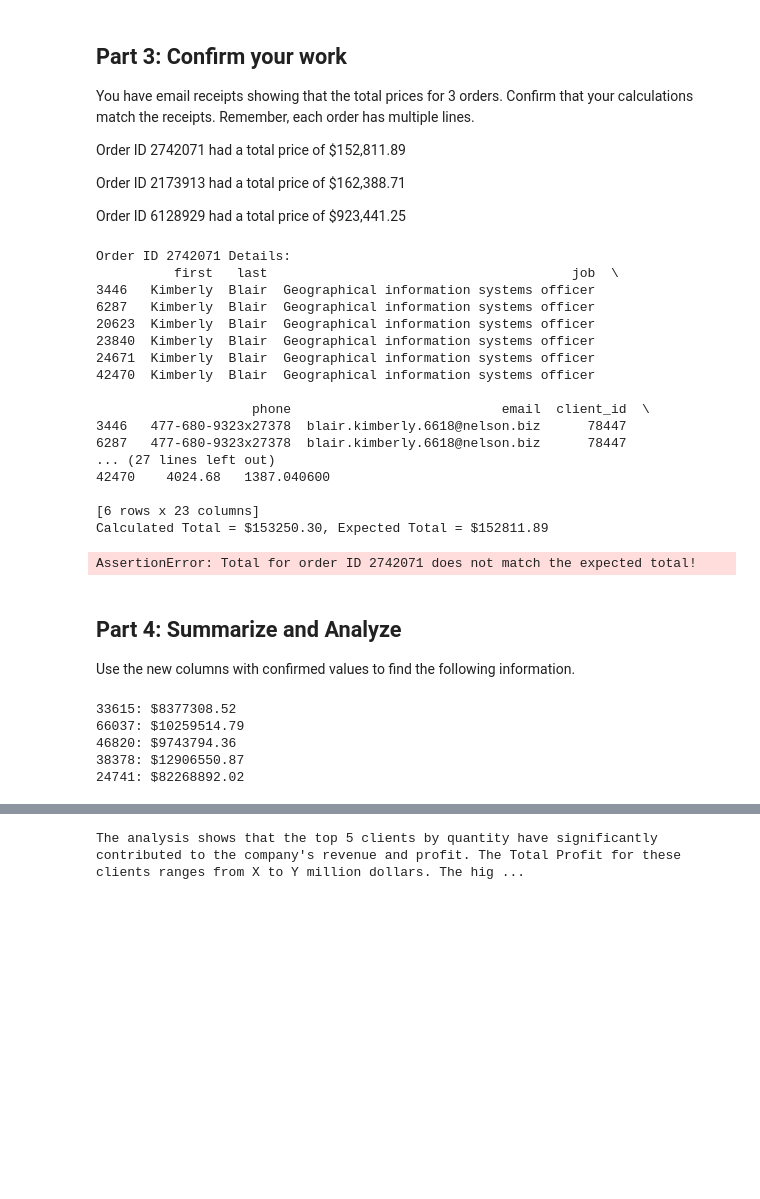
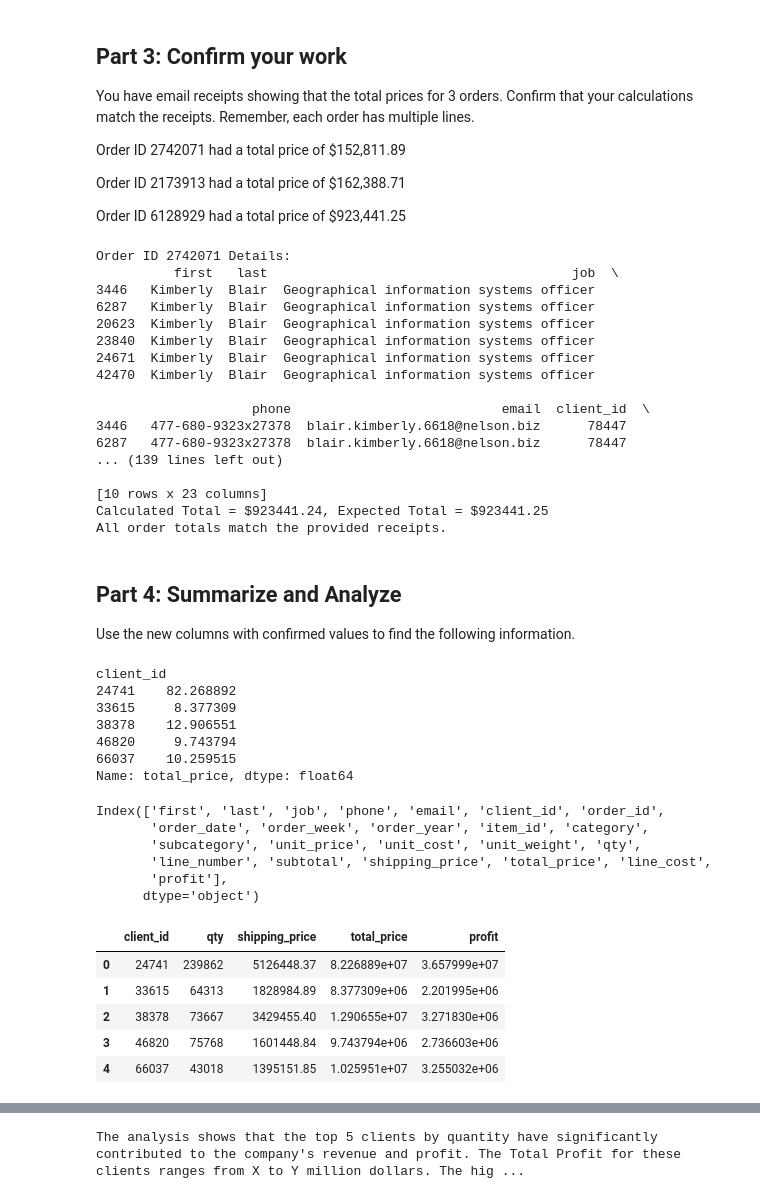
Before and after one commit to rmsreis/pandas-challenge-1, a Jupyter notebook: wholesale_data_analysis_starter_code.ipynb, the cells around one changed output, grey strips where cells are left out. Saved outputs shown, nothing was run; the diff lists cells and outputs as text; code cells hidden in the pictures; blank space fills up the shorter version.

```diff
--- a/wholesale_data_analysis_starter_code.ipynb
+++ b/wholesale_data_analysis_starter_code.ipynb
@@ -111,7 +131,13 @@ df['subtotal'] = df['unit_price'] * df['qty']
 # %%
 # Create a column for shipping price.
 # Assume a shipping price of $7 per pound for orders over 50 pounds and $10 per pound for items 50 pounds or under.
-def calculate_shipping_price(weight):
-    return 7 * weight if weight > 50 else 10 * weight
 
-df['shipping_price'] = df['unit_weight'] * df['qty'].apply(calculate_shipping_price)
+df['shipping_price'] = df.apply(
+                    lambda row: 7 * row['unit_weight'] * row['qty']
+                    if
+                    row['unit_weight'] * row['qty'] > 50
+                    else
+                    10 * row['unit_weight'] * row['qty'], axis=1
+                    )
+
+df.head()
@@ -186,34 +240,66 @@ Order ID 2742071 Details:
                     phone                           email  client_id  \
 3446   477-680-9323x27378  blair.kimberly.6618@nelson.biz      78447
 6287   477-680-9323x27378  blair.kimberly.6618@nelson.biz      78447
-... (27 lines left out)
-42470    4024.68   1387.040600
+... (139 lines left out)
 
-[6 rows x 23 columns]
-Calculated Total = $153250.30, Expected Total = $152811.89
+[10 rows x 23 columns]
+Calculated Total = $923441.24, Expected Total = $923441.25
+All order totals match the provided receipts.
-AssertionError: Total for order ID 2742071 does not match the expected total!
 # %% [markdown]
 ## Part 4: Summarize and Analyze
 Use the new columns with confirmed values to find the following information.
 # %%
-# How much did each of the top 5 clients by quantity spend? Check your work from Part 1 for client ids.
+# # How much did each of the top 5 clients by quantity spend? Check your work from Part 1 for client ids.
+
+# Get the client IDs of the top clients
+top_client_ids = top_clients.index.tolist()
+
+# How much did each of the top 5 clients by quantity spend?
 top_clients_spent = df[df['client_id'].isin(top_client_ids)].groupby('client_id')['total_price'].sum()
+
+# Convert the total spending to millions of dollars
+top_clients_spent_millions = top_clients_spent / 1_000_000
+
+# Display the spending of the top clients in millions of dollars
+print(top_clients_spent_millions)
 # %% [output]
-33615: $8377308.52
-66037: $10259514.79
-46820: $9743794.36
-38378: $12906550.87
-24741: $82268892.02
+client_id
+24741    82.268892
+33615     8.377309
+38378    12.906551
+46820     9.743794
+66037    10.259515
+Name: total_price, dtype: float64
+# %%
+df.columns
+# %% [output]
+Index(['first', 'last', 'job', 'phone', 'email', 'client_id', 'order_id',
+       'order_date', 'order_week', 'order_year', 'item_id', 'category',
+       'subcategory', 'unit_price', 'unit_cost', 'unit_weight', 'qty',
+       'line_number', 'subtotal', 'shipping_price', 'total_price', 'line_cost',
+       'profit'],
+      dtype='object')
 # %%
 # Create a summary DataFrame showing the totals for the for the top 5 clients with the following information:
 # total units purchased, total shipping price, total revenue, and total profit.
 
-summary_df = df[df['client_id'].isin(top_client_ids)].groupby('client_id').agg({
+summary_df = df[df['client_id'].isin(top_client_ids)].groupby('client_id').agg(
+    {
     'qty': 'sum',
     'shipping_price': 'sum',
     'total_price': 'sum',
     'profit': 'sum'
-}).reset_index()
+    }).reset_index()
+
+# Display the summary DataFrame
+summary_df.head()
+# %% [output]
+|  | client_id | qty | shipping_price | total_price | profit |
+| 0 | 24741 | 239862 | 5126448.37 | 8.226889e+07 | 3.657999e+07 |
+| 1 | 33615 | 64313 | 1828984.89 | 8.377309e+06 | 2.201995e+06 |
+| 2 | 38378 | 73667 | 3429455.40 | 1.290655e+07 | 3.271830e+06 |
+| 3 | 46820 | 75768 | 1601448.84 | 9.743794e+06 | 2.736603e+06 |
+| 4 | 66037 | 43018 | 1395151.85 | 1.025951e+07 | 3.255032e+06 |
 # %%
 # Format the data and rename the columns to names suitable for presentation.
 summary_df.columns = ['Client ID', 'Total Units Purchased', 'Total Shipping Price', 'Total Revenue', 'Total Profit']
```
Also changed, not shown: parts of 11 cells of this notebook, 1 other file.
